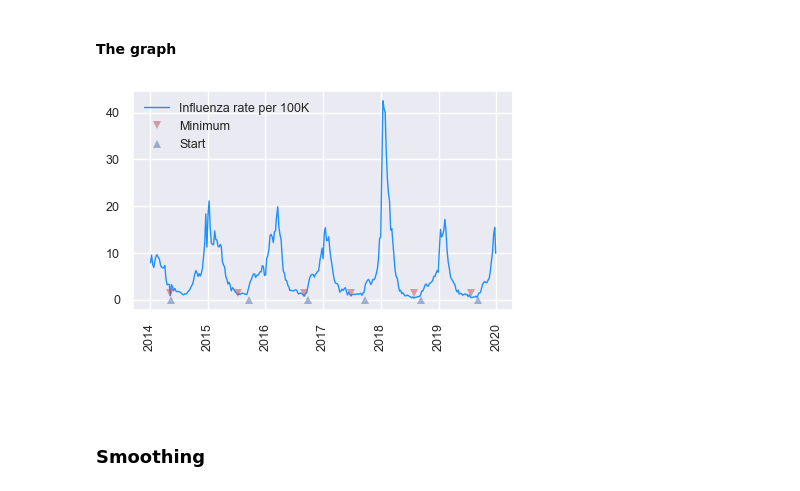
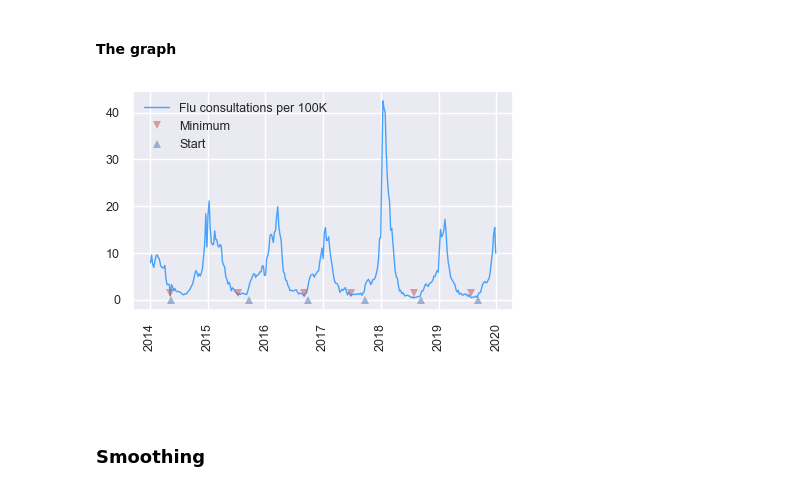
Before and after one commit to premodelling/practitioners, a Jupyter notebook: notebooks/practitioners.ipynb, the cells around one changed output. Drawn from its saved outputs; the diff is of its cells as text; code cells hidden in the pictures.

```diff
--- a/notebooks/practitioners.ipynb
+++ b/notebooks/practitioners.ipynb
@@ -578,17 +576,17 @@ year
 # %%
 fig = plt.figure(figsize=(4.9, 2.9))
 handle = fig.gca()
 handle.tick_params(axis='both', labelsize='small')
 
-handle.plot(flu.index, flu.Flu_rate, color='dodgerblue', linewidth=1, label='Influenza rate per 100K');
+handle.plot(flu.index, flu.Flu_rate, color='dodgerblue', alpha = 0.80, linewidth=1, label='Flu consultations per 100K');
 handle.plot(minima.Minimum_value_date, minima.y , marker='v', mfc='r', mew=0, markersize=6, alpha=0.5, linewidth=0, label='Minimum');
 handle.plot(starts.Season_start, starts.y, marker='^', mfc='b', mew=0, markersize=6, alpha=0.5,  linewidth=0, label='Start');
 
 plt.xticks(rotation=90)
 
 handle.legend(loc='upper left', fontsize='small');
 # %% [output]
-[figure, old version]
+[figure, new version]
 # %% [markdown]
 <br>
 <br>
```
Also changed, not shown: parts of 13 cells of this notebook.
